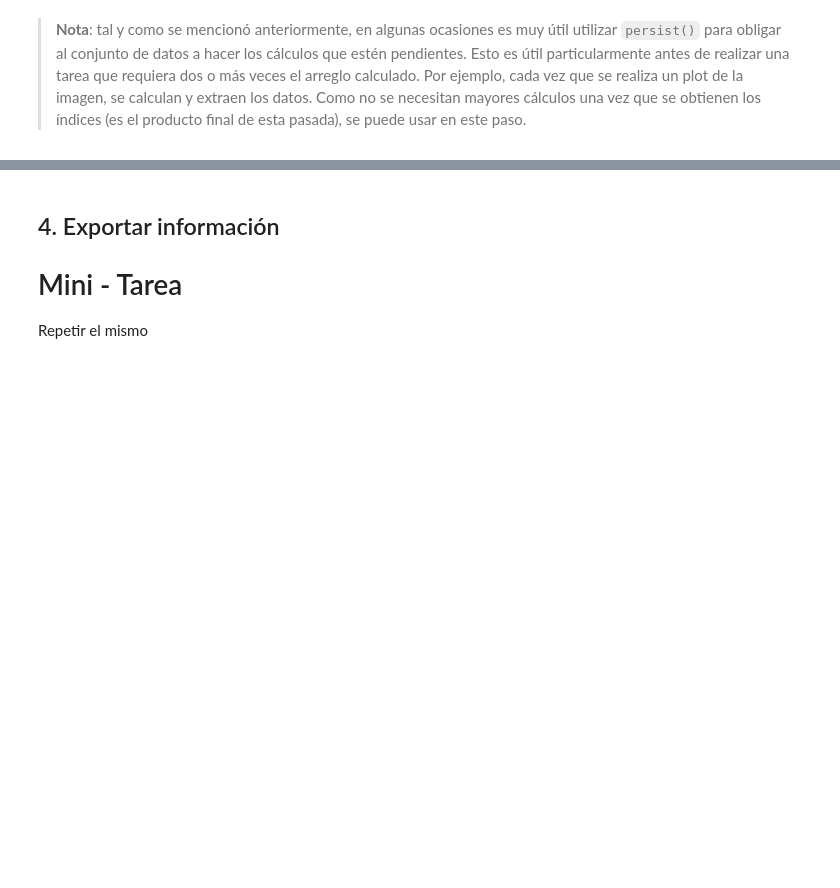
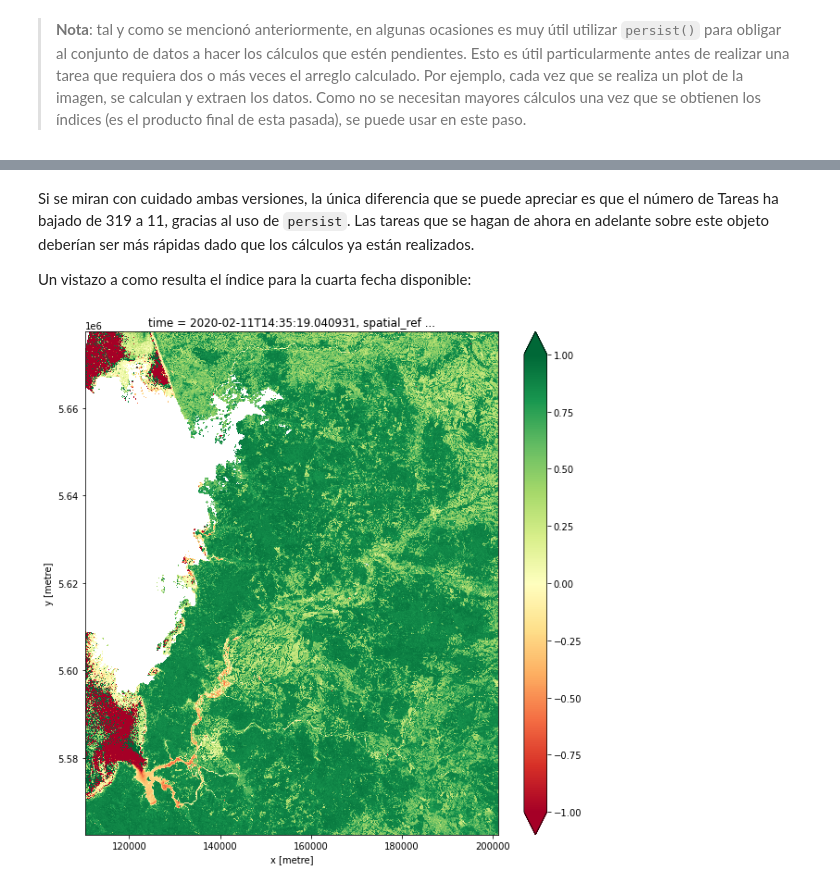
Before and after one commit to Data-Observatory/DataCubeTraining, a Jupyter notebook: basic/02_Análisis_básico.ipynb, the cells around one changed output, grey strips where cells are left out. Cells and saved outputs as stored; diff of their text form; code cells hidden in the pictures; blank space fills up the shorter version.

```diff
--- a/basic/02_Análisis_básico.ipynb
+++ b/basic/02_Análisis_básico.ipynb
@@ -215,4 +221,5 @@ Attributes: (0)
 # %% [markdown]
 >**Nota**: tal y como se mencionó anteriormente, en algunas ocasiones es muy útil utilizar `persist()` para obligar al conjunto de datos a hacer los cálculos que estén pendientes. Esto es útil particularmente antes de realizar una tarea que requiera dos o más veces el arreglo calculado. Por ejemplo, cada vez que se realiza un plot de la imagen, se calculan y extraen los datos. Como no se necesitan mayores cálculos una vez que se obtienen los índices (es el producto final de esta pasada), se puede usar en este paso.
 # %%
-ndvi.persist()
+ndvi = ndvi.persist()
+ndvi
@@ -219,7 +251,10 @@ ndvi.persist()
-# %% [markdown]
-## 4. Exportar información
-
-
-# Mini - Tarea
-
-Repetir el mismo
+# %% [markdown]
+Si se miran con cuidado ambas versiones, la única diferencia que se puede apreciar es que el número de Tareas ha bajado de 319 a 11, gracias al uso de `persist`. Las tareas que se hagan de ahora en adelante sobre este objeto deberían ser más rápidas dado que los cálculos ya están realizados.
+
+Un vistazo a como resulta el índice para la cuarta fecha disponible:
+# %%
+plt.figure(figsize=(10, 10))
+ndvi.isel(time=4).plot(cmap="RdYlGn", vmax=1)
+plt.show()
+# %% [output]
+[figure, added]
```
Also changed, not shown: parts of 24 cells of this notebook, 4 other files.
